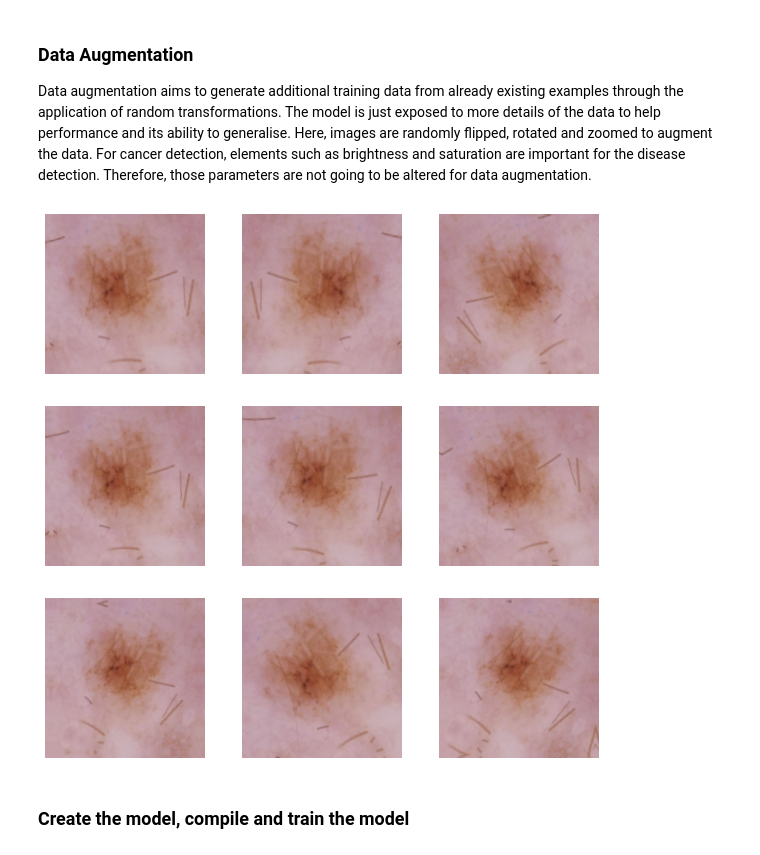
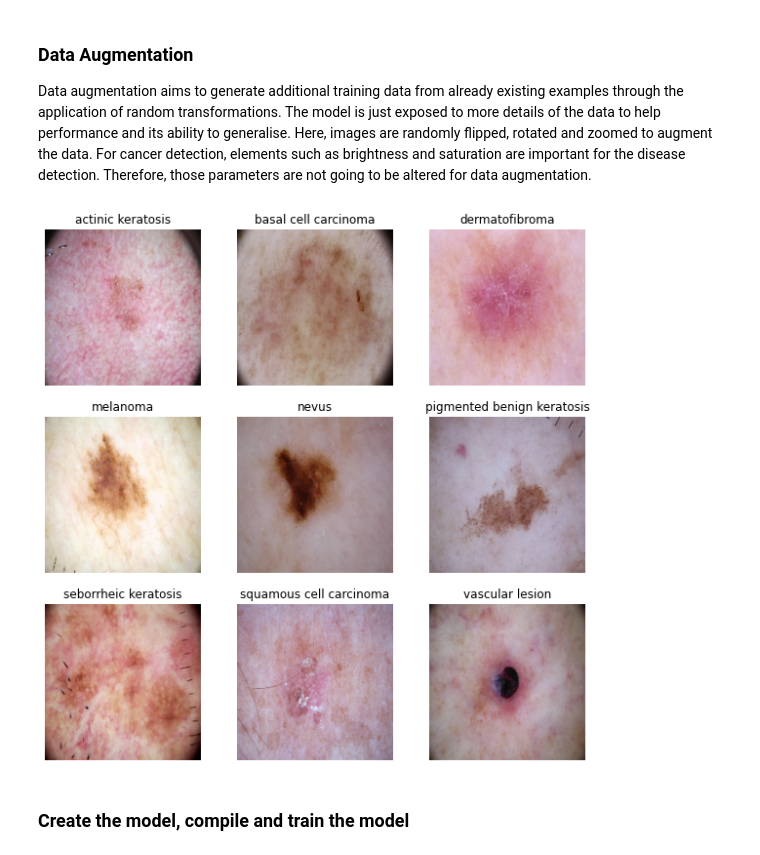
Before and after one commit to RajuMopidevi/MelanomaDetection, a Jupyter notebook: SudharsanRaju_nn.ipynb, the cells around one changed output. Saved outputs shown, nothing was run; the diff lists cells and outputs as text; code cells hidden in the pictures.

```diff
--- a/SudharsanRaju_nn.ipynb
+++ b/SudharsanRaju_nn.ipynb
@@ -272,21 +326,36 @@ data_augmentation = keras.Sequential(
                       input_shape=(img_height,
                                   img_width,
                                   3)),
-    layers.experimental.preprocessing.RandomRotation(0.1),
-    layers.experimental.preprocessing.RandomZoom(0.1),
+    layers.experimental.preprocessing.RandomRotation(0.2),
+    layers.experimental.preprocessing.RandomZoom(0.2),
   ]
 )
 # %%
 # Todo, visualize how your augmentation strategy works for one instance of training image.
-plt.figure(figsize=(10, 10))
-for images, _ in train_ds.take(1):
-  for i in range(9):
-    augmented_images = data_augmentation(images)
-    ax = plt.subplot(3, 3, i + 1)
-    plt.imshow(augmented_images[0].numpy().astype("uint8"))
-    plt.axis("off")
+fig = plt.figure(figsize=(10, 10))
+
+classes = range(len(class_names))
+for images, labels in val_ds.take(2):
+    missing = []
+    for i in classes:
+        ax = fig.add_subplot(3, 3, 1 + i)
+        x = np.where(labels[:]==i)[0]
+        if len(x) > 0:
+            idx = np.where(labels[:]==i)[0][0]
+            augmented_images = data_augmentation(images)
+            im = images[idx].numpy().astype("uint8")
+            plt.imshow(im)
+            plt.title(class_names[labels[idx]])
+            plt.axis("off")
+        else:
+            missing.append(i) # Appending list for missing classes
+    if len(missing) > 0:
+        classes = missing
+        continue
+    else:
+        break
 # %% [output]
-[figure, old version]
+[figure, new version]
 # %% [markdown]
 
 ### Create the model, compile and train the model
```
Also changed, not shown: parts of 31 cells of this notebook.
